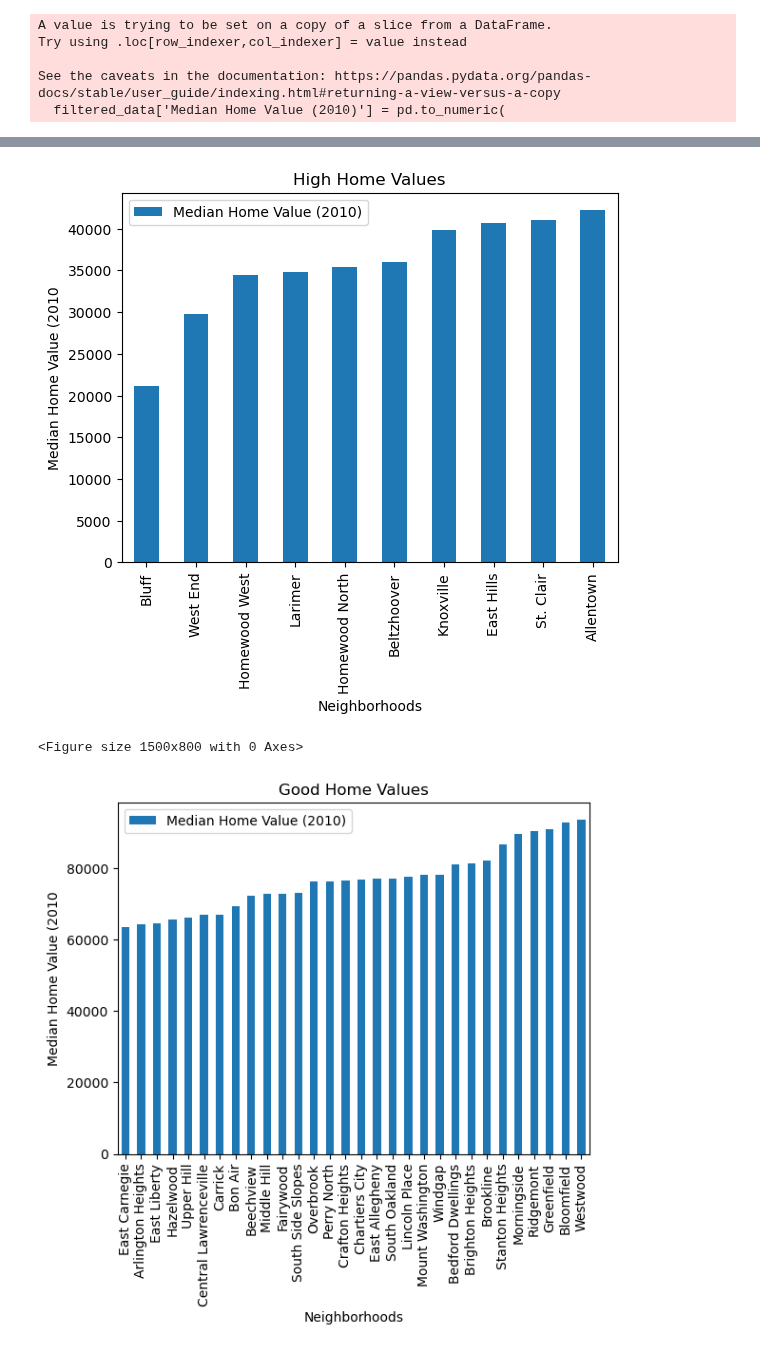
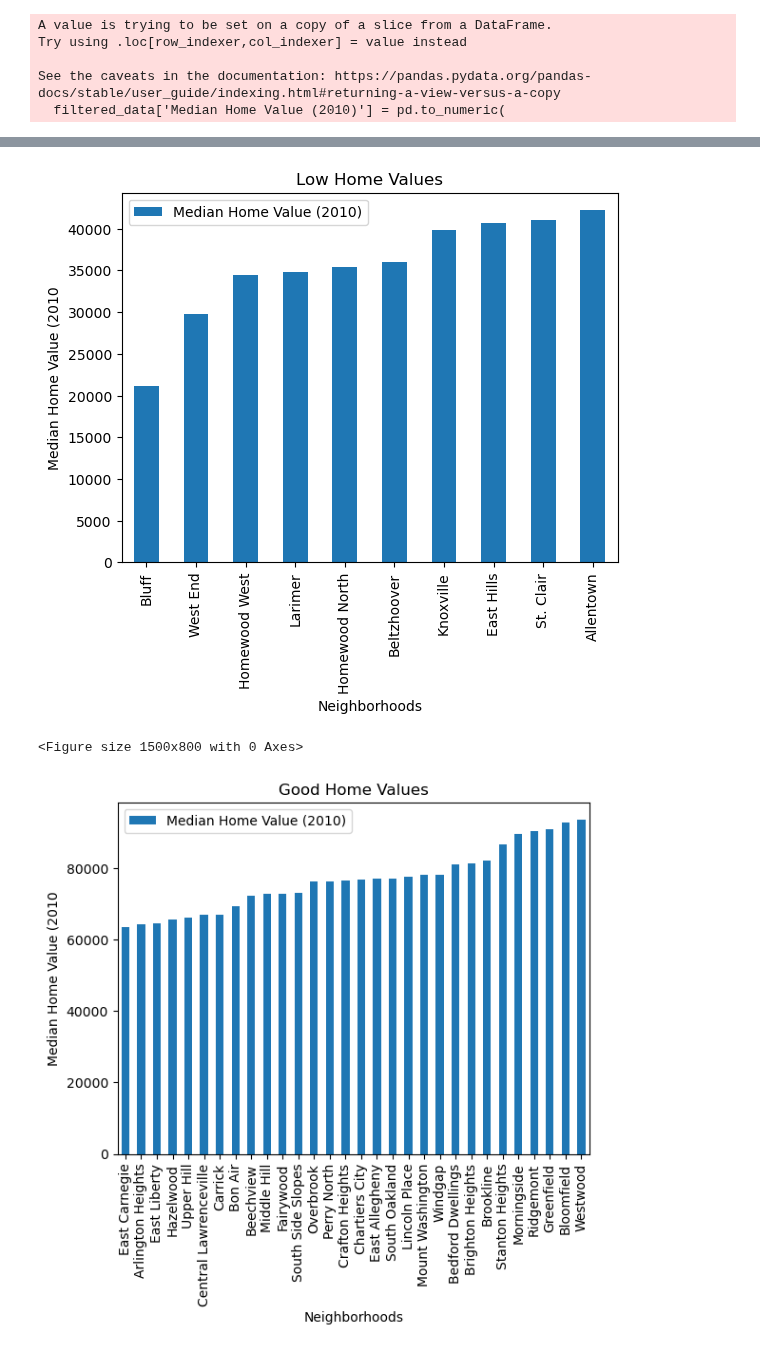
Before and after one commit to nschaab2005/CMPINF-0010-Final-Project, a Jupyter notebook: Final-Project-Noah.ipynb, the cells around one changed output, grey strips where cells are left out. Cells and saved outputs as stored; diff of their text form; code cells hidden in the pictures.

```diff
--- a/Final-Project-Noah.ipynb
+++ b/Final-Project-Noah.ipynb
@@ -37,12 +37,12 @@ plt.show()
 <Figure size 1500x800 with 0 Axes>
 # %%
-filtered_data.head(10).plot(x = 'Neighborhood', kind = 'bar', title = "High Home Values")
+filtered_data.head(10).plot(x = 'Neighborhood', kind = 'bar', title = "Low Home Values")
 plt.xlabel('Neighborhoods')
 plt.ylabel('Median Home Value (2010')
 plt.figure(figsize=(15, 8))
 plt.show()
 # %% [output]
-[figure, old version]
+[figure, new version]
 <Figure size 1500x800 with 0 Axes>
 # %%
 filtered_data.iloc[30:60].plot(x = 'Neighborhood', kind = 'bar', title = "Good Home Values")
```
Also changed, not shown: parts of 1 cell of this notebook.
